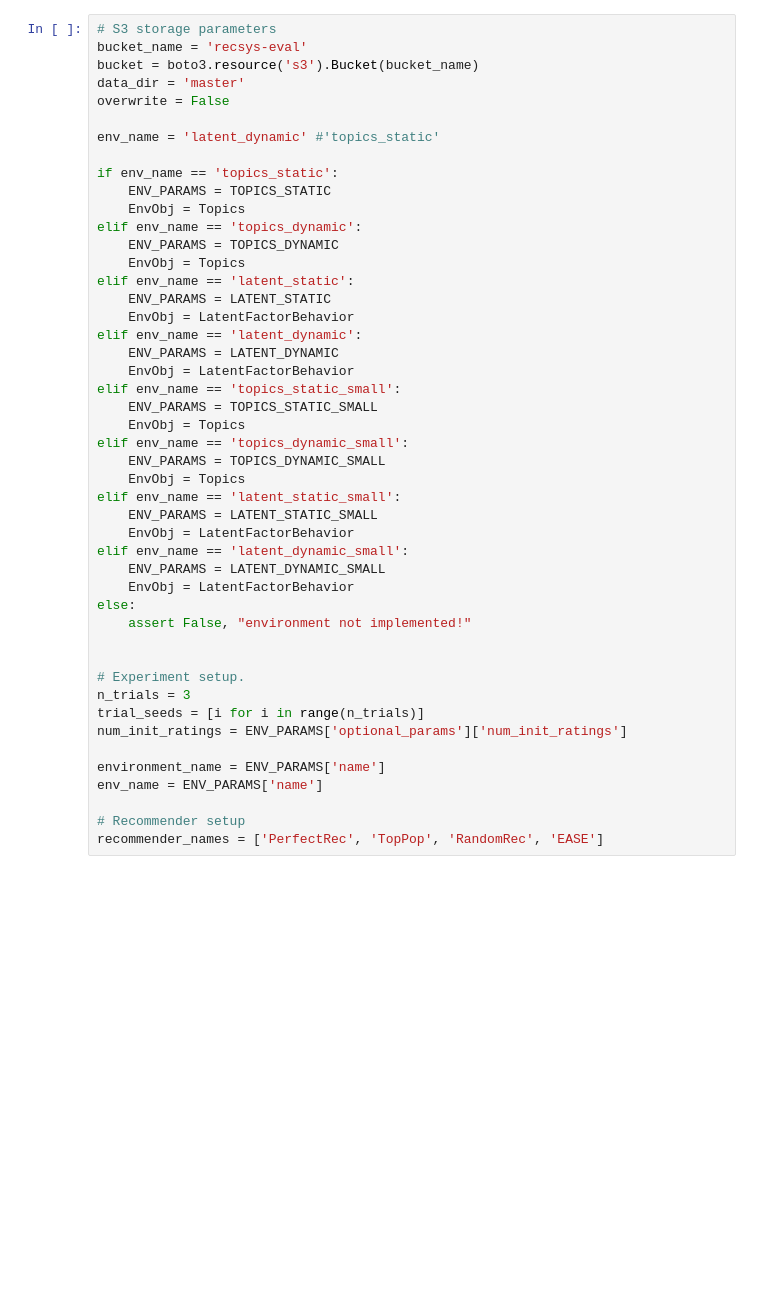
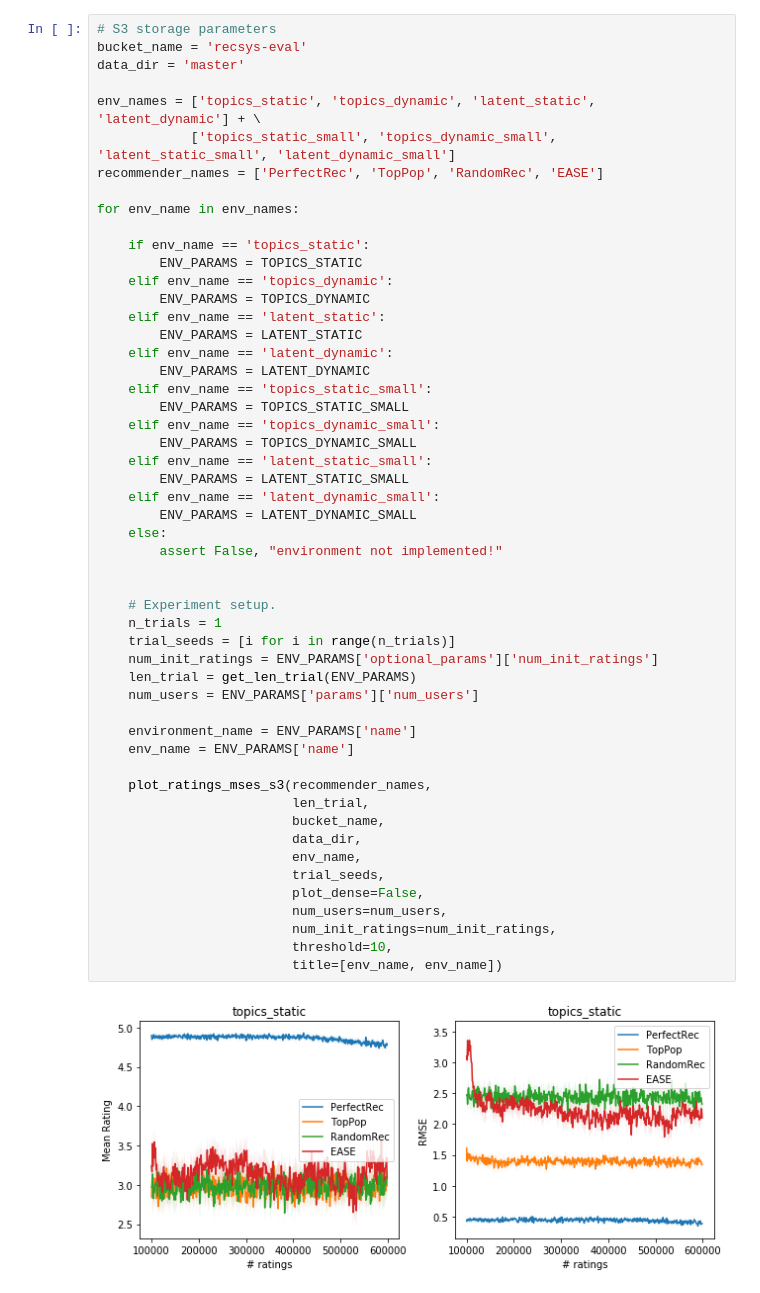
Before and after one commit to berkeley-reclab/RecLab, a Jupyter notebook: experiments/Plotting-Results.ipynb, the cells around one changed output. Drawn from its saved outputs; the diff is of its cells as text; blank space fills up the shorter version.

```diff
--- a/experiments/Plotting-Results.ipynb
+++ b/experiments/Plotting-Results.ipynb
@@ -15,47 +18,54 @@ from reclab.recommenders import TopPop
 # %%
 # S3 storage parameters
 bucket_name = 'recsys-eval'
-bucket = boto3.resource('s3').Bucket(bucket_name)
 data_dir = 'master'
-overwrite = False
 
-env_name = 'latent_dynamic' #'topics_static'
+env_names = ['topics_static', 'topics_dynamic', 'latent_static', 'latent_dynamic'] + \
+            ['topics_static_small', 'topics_dynamic_small', 'latent_static_small', 'latent_dynamic_small']
+recommender_names = ['PerfectRec', 'TopPop', 'RandomRec', 'EASE']
 
-if env_name == 'topics_static':
-    ENV_PARAMS = TOPICS_STATIC
-    EnvObj = Topics
-elif env_name == 'topics_dynamic':
-    ENV_PARAMS = TOPICS_DYNAMIC
-    EnvObj = Topics
-elif env_name == 'latent_static':
-    ENV_PARAMS = LATENT_STATIC
-    EnvObj = LatentFactorBehavior
-elif env_name == 'latent_dynamic':
-    ENV_PARAMS = LATENT_DYNAMIC
-    EnvObj = LatentFactorBehavior
-elif env_name == 'topics_static_small':
-    ENV_PARAMS = TOPICS_STATIC_SMALL
-    EnvObj = Topics
-elif env_name == 'topics_dynamic_small':
-    ENV_PARAMS = TOPICS_DYNAMIC_SMALL
-    EnvObj = Topics
-elif env_name == 'latent_static_small':
-    ENV_PARAMS = LATENT_STATIC_SMALL
-    EnvObj = LatentFactorBehavior
-elif env_name == 'latent_dynamic_small':
-    ENV_PARAMS = LATENT_DYNAMIC_SMALL
-    EnvObj = LatentFactorBehavior
-else:
-    assert False, "environment not implemented!"
+for env_name in env_names:
+
+    if env_name == 'topics_static':
+        ENV_PARAMS = TOPICS_STATIC
+    elif env_name == 'topics_dynamic':
+        ENV_PARAMS = TOPICS_DYNAMIC
+    elif env_name == 'latent_static':
+        ENV_PARAMS = LATENT_STATIC
+    elif env_name == 'latent_dynamic':
+        ENV_PARAMS = LATENT_DYNAMIC
+    elif env_name == 'topics_static_small':
+        ENV_PARAMS = TOPICS_STATIC_SMALL
+    elif env_name == 'topics_dynamic_small':
+        ENV_PARAMS = TOPICS_DYNAMIC_SMALL
+    elif env_name == 'latent_static_small':
+        ENV_PARAMS = LATENT_STATIC_SMALL
+    elif env_name == 'latent_dynamic_small':
+        ENV_PARAMS = LATENT_DYNAMIC_SMALL
+    else:
+        assert False, "environment not implemented!"
 
 
-# Experiment setup.
-n_trials = 3
-trial_seeds = [i for i in range(n_trials)]
-num_init_ratings = ENV_PARAMS['optional_params']['num_init_ratings']
+    # Experiment setup.
+    n_trials = 1
+    trial_seeds = [i for i in range(n_trials)]
+    num_init_ratings = ENV_PARAMS['optional_params']['num_init_ratings']
+    len_trial = get_len_trial(ENV_PARAMS)
+    num_users = ENV_PARAMS['params']['num_users']
 
-environment_name = ENV_PARAMS['name']
-env_name = ENV_PARAMS['name']
+    environment_name = ENV_PARAMS['name']
+    env_name = ENV_PARAMS['name']
 
-# Recommender setup
-recommender_names = ['PerfectRec', 'TopPop', 'RandomRec', 'EASE']
+    plot_ratings_mses_s3(recommender_names,
+                         len_trial,
+                         bucket_name,
+                         data_dir,
+                         env_name,
+                         trial_seeds,
+                         plot_dense=False,
+                         num_users=num_users,
+                         num_init_ratings=num_init_ratings,
+                         threshold=10,
+                         title=[env_name, env_name])
+# %% [output]
+[figure, added]
```
Also changed, not shown: parts of 6 cells of this notebook, 1 other file.
